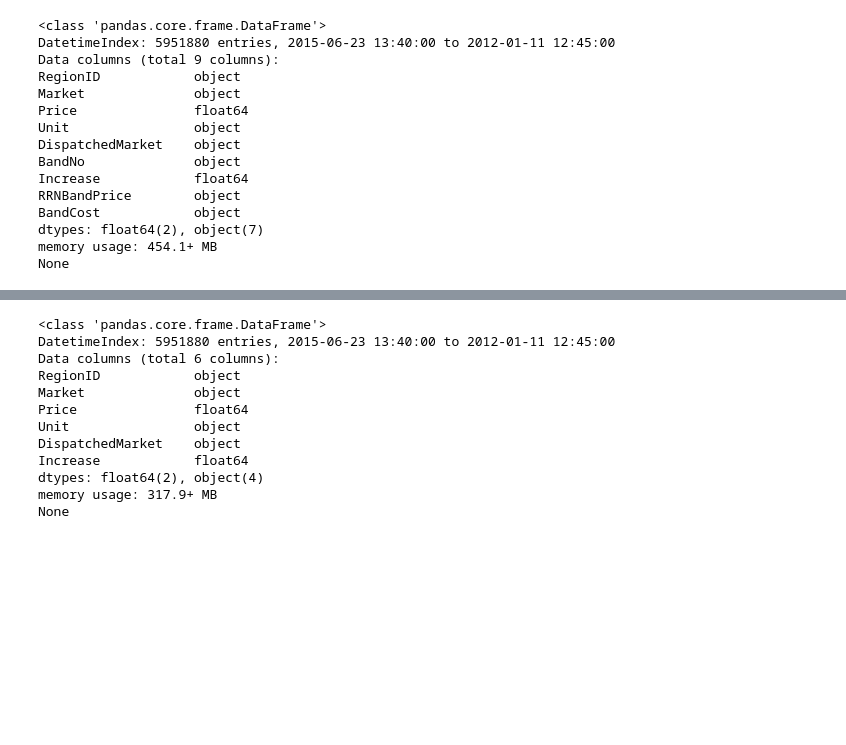
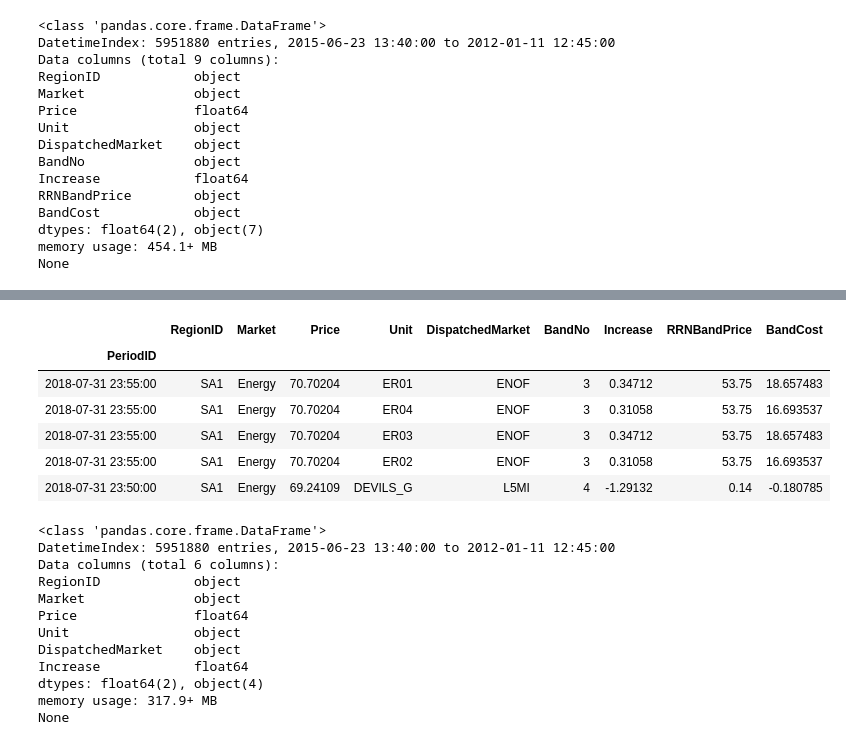
Before and after one commit to bkubsch/marginal-carbon, a Jupyter notebook: notebooks/04_target_exploration.ipynb, the cells around one changed output, grey strips where cells are left out. Cells and saved outputs as stored; diff of their text form; code cells hidden in the pictures; blank space fills up the shorter version.

```diff
--- a/notebooks/04_target_exploration.ipynb
+++ b/notebooks/04_target_exploration.ipynb
@@ -15,7 +15,7 @@ def mod_concat_NEM_test(file_path):
     df = df.loc[df.index < dt.datetime(2018,8,1), :]
     return df
 # %%
-df = mod_concat_NEM_test('{}/nem-data/nemde_clean/concat_for_energy_SA1'.format(os.environ['HOME']))
+df = mod_concat_NEM_test('{}/nem-data/nemde_clean/concat_for_energy_SA1.pkl'.format(os.environ['HOME']))
 # %% [output]
 <class 'pandas.core.frame.DataFrame'>
 DatetimeIndex: 5951880 entries, 2015-06-23 13:40:00 to 2012-01-11 12:45:00
@@ -56,3 +35,13 @@ df.iloc[50:100]
+# %%
+df.head()
+# %% [output]
+|  | RegionID | Market | Price | Unit | DispatchedMarket | BandNo | Increase | RRNBandPrice | BandCost |
+| PeriodID |  |  |  |  |  |  |  |  |  |
+| 2018-07-31 23:55:00 | SA1 | Energy | 70.70204 | ER01 | ENOF | 3 | 0.34712 | 53.75 | 18.657483 |
+| 2018-07-31 23:55:00 | SA1 | Energy | 70.70204 | ER04 | ENOF | 3 | 0.31058 | 53.75 | 16.693537 |
+| 2018-07-31 23:55:00 | SA1 | Energy | 70.70204 | ER03 | ENOF | 3 | 0.34712 | 53.75 | 18.657483 |
+| 2018-07-31 23:55:00 | SA1 | Energy | 70.70204 | ER02 | ENOF | 3 | 0.31058 | 53.75 | 16.693537 |
+| 2018-07-31 23:50:00 | SA1 | Energy | 69.24109 | DEVILS_G | L5MI | 4 | -1.29132 | 0.14 | -0.180785 |
 # %%
 #final code_block <- works
 
```
Also changed, not shown: parts of 12 cells of this notebook, 9 other files.
